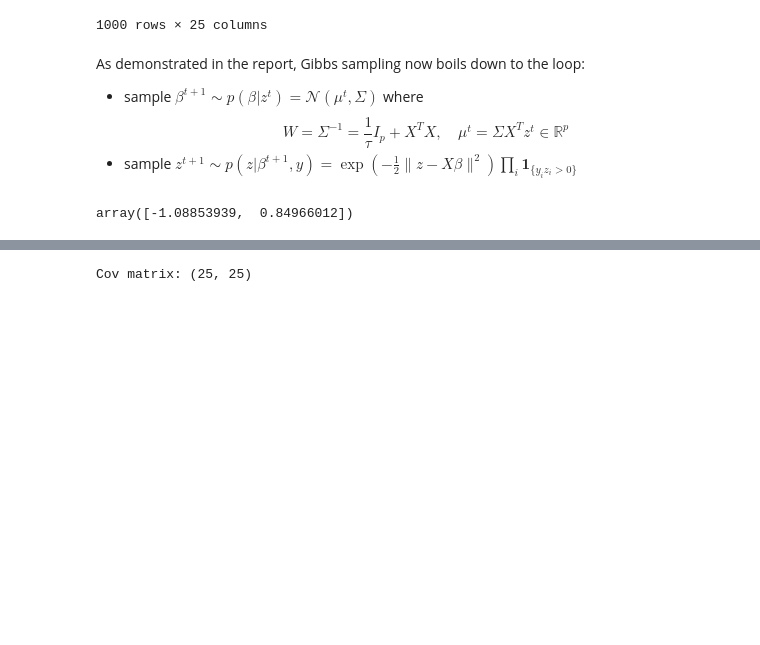
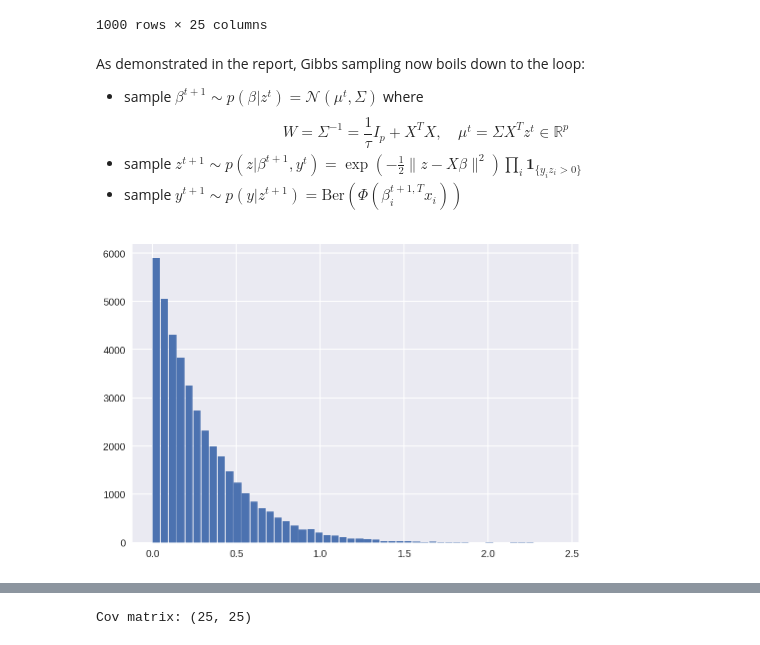
Before and after one commit to ManifoldFR/mva-graphicalmodels, a Jupyter notebook: homework3/hw3.ipynb, the cells around one changed output, grey strips where cells are left out. Saved outputs shown, nothing was run; the diff lists cells and outputs as text; code cells hidden in the pictures; blank space fills up the shorter version.

```diff
--- a/homework3/hw3.ipynb
+++ b/homework3/hw3.ipynb
@@ -47,7 +47,8 @@ $$
     \quad
     \mu^t = \Sigma X^Tz^t \in \mathbb R^p
 $$
-* sample $z^{t+1} \sim p(z|\beta^{t+1},y) = \exp(-\frac12\|z-X\beta\|^2) \prod_i \mathbf{1}_{\{y_iz_i > 0\}}$
+* sample $z^{t+1} \sim p(z|\beta^{t+1},y^t) = \exp(-\frac12\|z-X\beta\|^2) \prod_i \mathbf{1}_{\{y_iz_i > 0\}}$
+* sample $y^{t+1} \sim p(y|z^{t+1}) = \mathrm{Ber}\left(\Phi(\beta_i^{t+1,T}x_i)\right)$
 # %%
 import scipy as sp
 import scipy.linalg as splin
@@ -67,9 +68,13 @@ def sample_truncated_gaussian(mean, y, size=None):
         size = (size, dim)
     z = truncnorm.rvs(a, b, loc=mean, size=size)
     return z
-# %%
-sample_truncated_gaussian(
-    np.zeros((2,)), y=np.array([-1, 1]))
-# %% [output]
-array([-1.08853939,  0.84966012])
+# %%
+mean_ = np.array([-3.])
+z_ = sample_truncated_gaussian(
+    mean_, y=np.array([1]), size=40000)
+z_.shape
+
+plt.hist(z_[:, 0], bins=50, rwidth=.9);
+# %% [output]
+[figure, added]
 # %%
```
Also changed, not shown: parts of 13 cells of this notebook, 2 other files.
